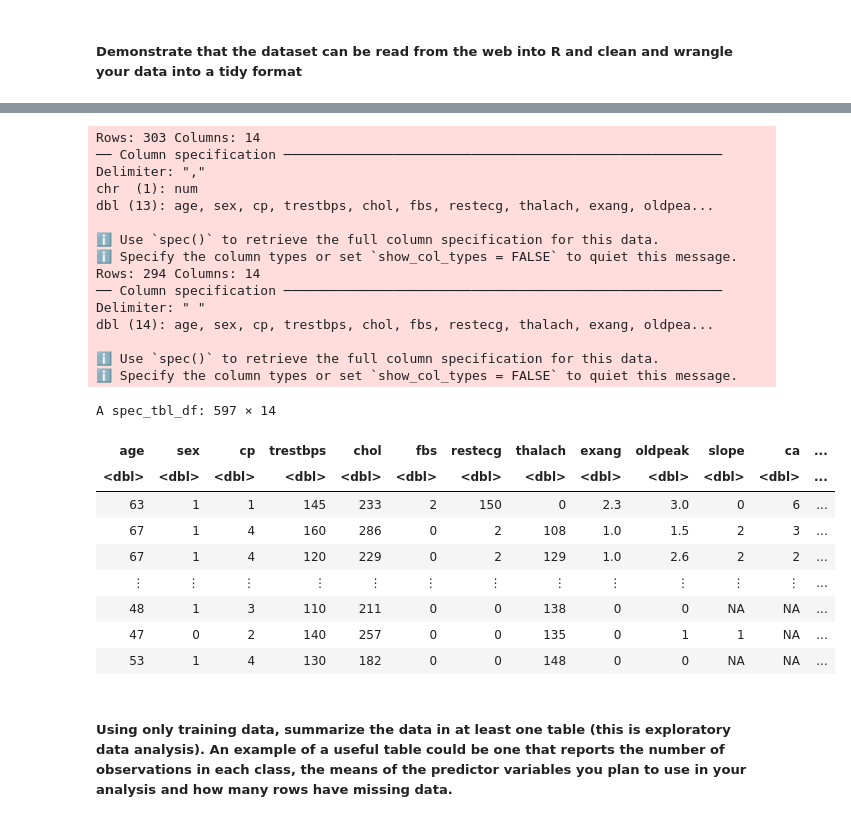
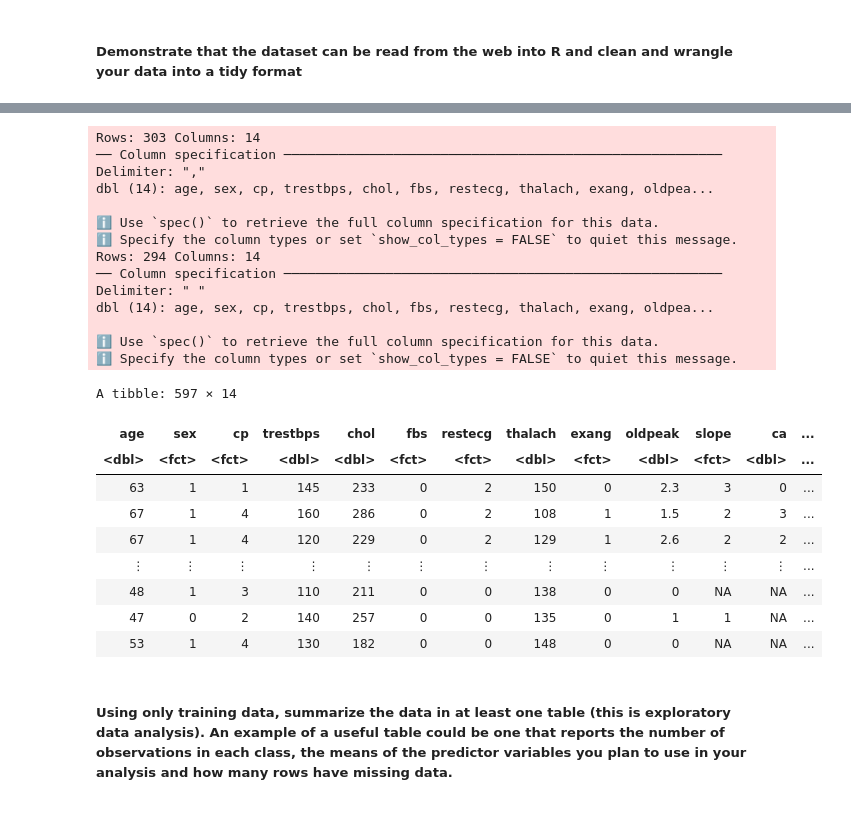
Before and after one commit to TheSkiffle/group_project_ds_2024, a Jupyter notebook: group_project_proposal.ipynb, the cells around one changed output, grey strips where cells are left out. Cells and saved outputs as stored; diff of their text form; code cells hidden in the pictures.

```diff
--- a/group_project_proposal.ipynb
+++ b/group_project_proposal.ipynb
@@ -29,31 +59,37 @@ Using the [Heart Disease dataset](https://archive.ics.uci.edu/dataset/45/heart+d
 # %%
 # The following will be the only data frames that will be used
 processed_cleveland_data <- read_delim("Data/processed.cleveland.data", col_names = c("age", "sex", "cp", "trestbps", "chol", "fbs", "restecg", "thalach", "exang", "oldpeak", "slope", "ca", "thal", "num"), na = "?")
 reprocessed_hungarian_data <- read_delim("Data/reprocessed.hungarian.data", col_names = c("age", "sex", "cp", "trestbps", "chol", "fbs", "restecg", "thalach", "exang", "oldpeak", "slope", "ca", "thal", "num"), na = "-9")
-heartdata <- rbind(processed_cleveland_data, reprocessed_hungarian_data)
+heartdata <- rbind(processed_cleveland_data, reprocessed_hungarian_data) |>
+    mutate(sex = as_factor(sex)) |>
+    mutate(fbs = as_factor(fbs)) |>
+    mutate(slope = as_factor(slope)) |>
+    mutate(cp = as_factor(cp)) |>
+    mutate(restecg = as_factor(restecg)) |>
+    mutate(thal = as_factor(thal)) |>
+    mutate(exang = as_factor(exang))
 heartdata
 # %% [output]
 Rows: 303 Columns: 14
 ── Column specification ────────────────────────────────────────────────────────
 Delimiter: ","
-chr  (1): num
-dbl (13): age, sex, cp, trestbps, chol, fbs, restecg, thalach, exang, oldpea...
+dbl (14): age, sex, cp, trestbps, chol, fbs, restecg, thalach, exang, oldpea...
 
 ℹ Use `spec()` to retrieve the full column specification for this data.
 ℹ Specify the column types or set `show_col_types = FALSE` to quiet this message.
 Rows: 294 Columns: 14
 ── Column specification ────────────────────────────────────────────────────────
 Delimiter: " "
 dbl (14): age, sex, cp, trestbps, chol, fbs, restecg, thalach, exang, oldpea...
 
 ℹ Use `spec()` to retrieve the full column specification for this data.
 ℹ Specify the column types or set `show_col_types = FALSE` to quiet this message.
-A spec_tbl_df: 597 × 14
+A tibble: 597 × 14
 | age | sex | cp | trestbps | chol | fbs | restecg | thalach | exang | oldpeak | slope | ca | ... |
-| <dbl> | <dbl> | <dbl> | <dbl> | <dbl> | <dbl> | <dbl> | <dbl> | <dbl> | <dbl> | <dbl> | <dbl> | ... |
-| 63 | 1 | 1 | 145 | 233 | 2 | 150 | 0 | 2.3 | 3.0 | 0 | 6 | ... |
-| 67 | 1 | 4 | 160 | 286 | 0 | 2 | 108 | 1.0 | 1.5 | 2 | 3 | ... |
-| 67 | 1 | 4 | 120 | 229 | 0 | 2 | 129 | 1.0 | 2.6 | 2 | 2 | ... |
+| <dbl> | <fct> | <fct> | <dbl> | <dbl> | <fct> | <fct> | <dbl> | <fct> | <dbl> | <fct> | <dbl> | ... |
+| 63 | 1 | 1 | 145 | 233 | 0 | 2 | 150 | 0 | 2.3 | 3 | 0 | ... |
+| 67 | 1 | 4 | 160 | 286 | 0 | 2 | 108 | 1 | 1.5 | 2 | 3 | ... |
+| 67 | 1 | 4 | 120 | 229 | 0 | 2 | 129 | 1 | 2.6 | 2 | 2 | ... |
 | ⋮ | ⋮ | ⋮ | ⋮ | ⋮ | ⋮ | ⋮ | ⋮ | ⋮ | ⋮ | ⋮ | ⋮ | ... |
 | 48 | 1 | 3 | 110 | 211 | 0 | 0 | 138 | 0 | 0 | NA | NA | ... |
 | 47 | 0 | 2 | 140 | 257 | 0 | 0 | 135 | 0 | 1 | 1 | NA | ... |
```
Also changed, not shown: parts of 15 cells of this notebook.
